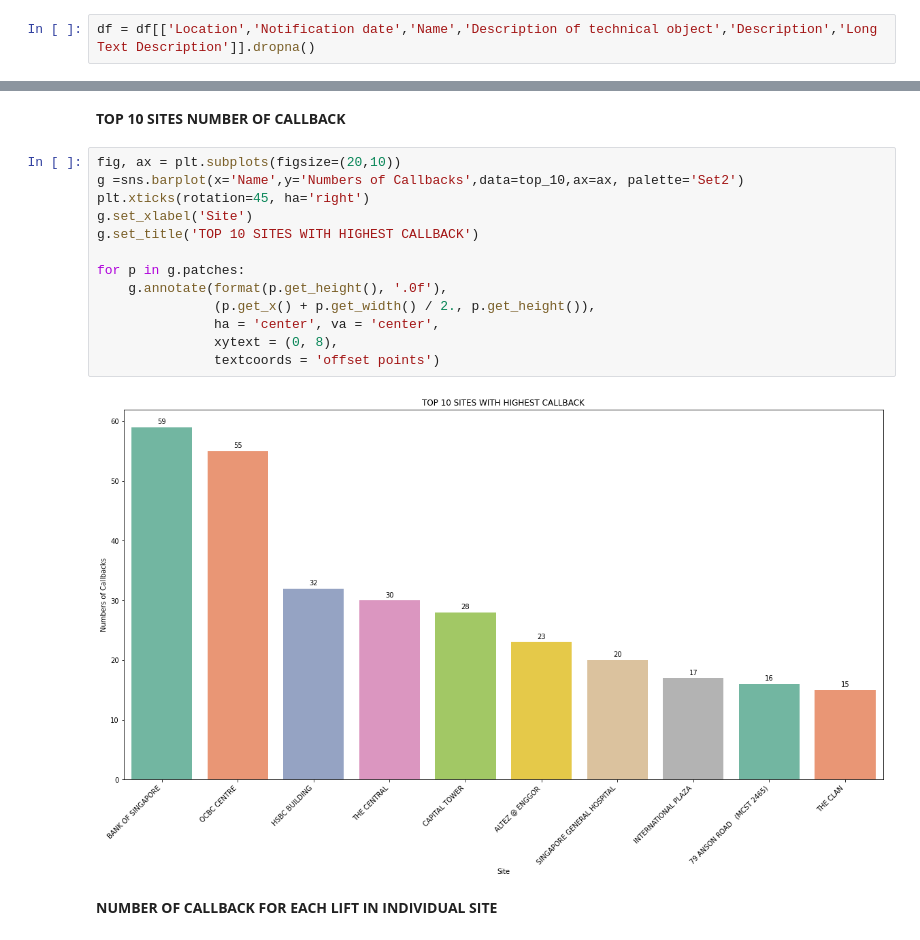
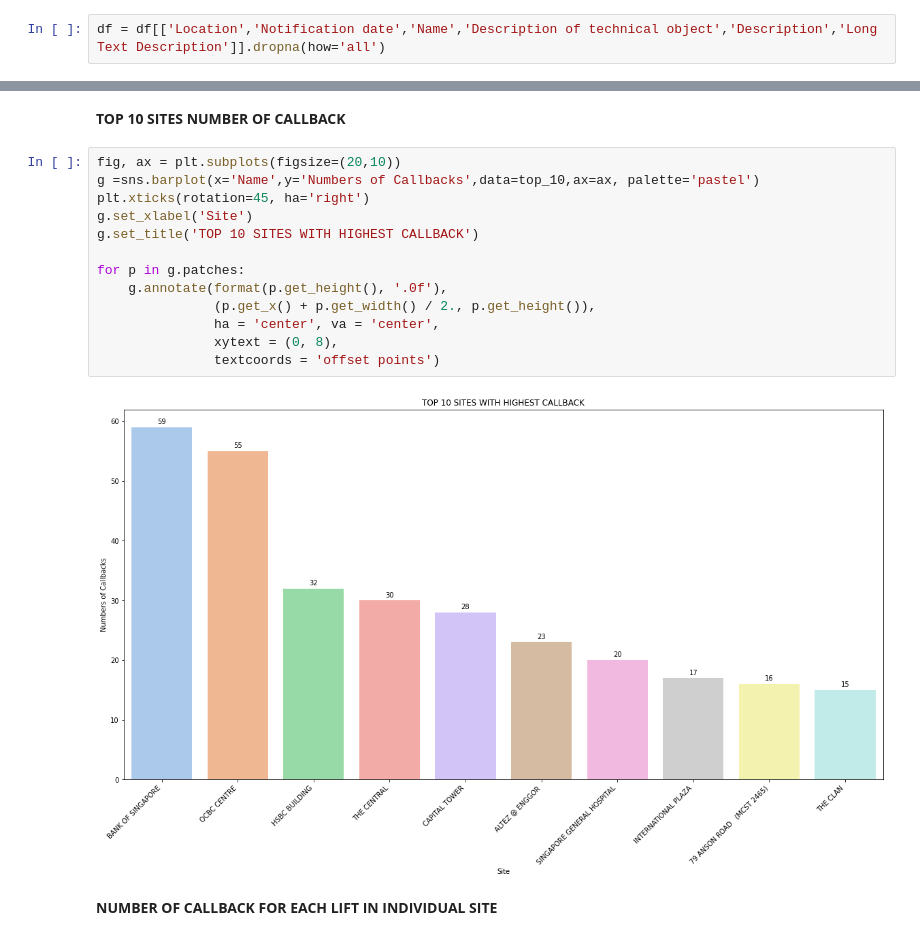
Before and after one commit to melvinps/Data-Analysis-Schindler-Lift-Singapore, a Jupyter notebook: Callback_Analysis.ipynb, the cells around one changed output, grey strips where cells are left out. Cells and saved outputs as stored; diff of their text form.

```diff
--- a/Callback_Analysis.ipynb
+++ b/Callback_Analysis.ipynb
@@ -18,7 +18,7 @@ The google.colab.data_table extension is already loaded. To reload it, use:
 # %%
 df = pd.read_excel('2021 04 28 Daily Callbacks.xlsx')
 # %%
-df = df[['Location','Notification date','Name','Description of technical object','Description','Long Text Description']].dropna()
+df = df[['Location','Notification date','Name','Description of technical object','Description','Long Text Description']].dropna(how='all')
 # %%
 df['Notification date'] = pd.to_datetime(df['Notification date'])
 # %% [markdown]
@@ -93,19 +89,19 @@ top_10
 **TOP 10 SITES NUMBER OF CALLBACK**
 # %%
 fig, ax = plt.subplots(figsize=(20,10))
-g =sns.barplot(x='Name',y='Numbers of Callbacks',data=top_10,ax=ax, palette='Set2')
+g =sns.barplot(x='Name',y='Numbers of Callbacks',data=top_10,ax=ax, palette='pastel')
 plt.xticks(rotation=45, ha='right')
 g.set_xlabel('Site')
 g.set_title('TOP 10 SITES WITH HIGHEST CALLBACK')
 
 for p in g.patches:
     g.annotate(format(p.get_height(), '.0f'),
                (p.get_x() + p.get_width() / 2., p.get_height()),
                ha = 'center', va = 'center',
                xytext = (0, 8),
                textcoords = 'offset points')
 # %% [output]
-[figure, old version]
+[figure, new version]
 # %% [markdown]
 **NUMBER OF CALLBACK FOR EACH LIFT IN INDIVIDUAL SITE**
 # %%
```
Also changed, not shown: parts of 6 cells of this notebook.
